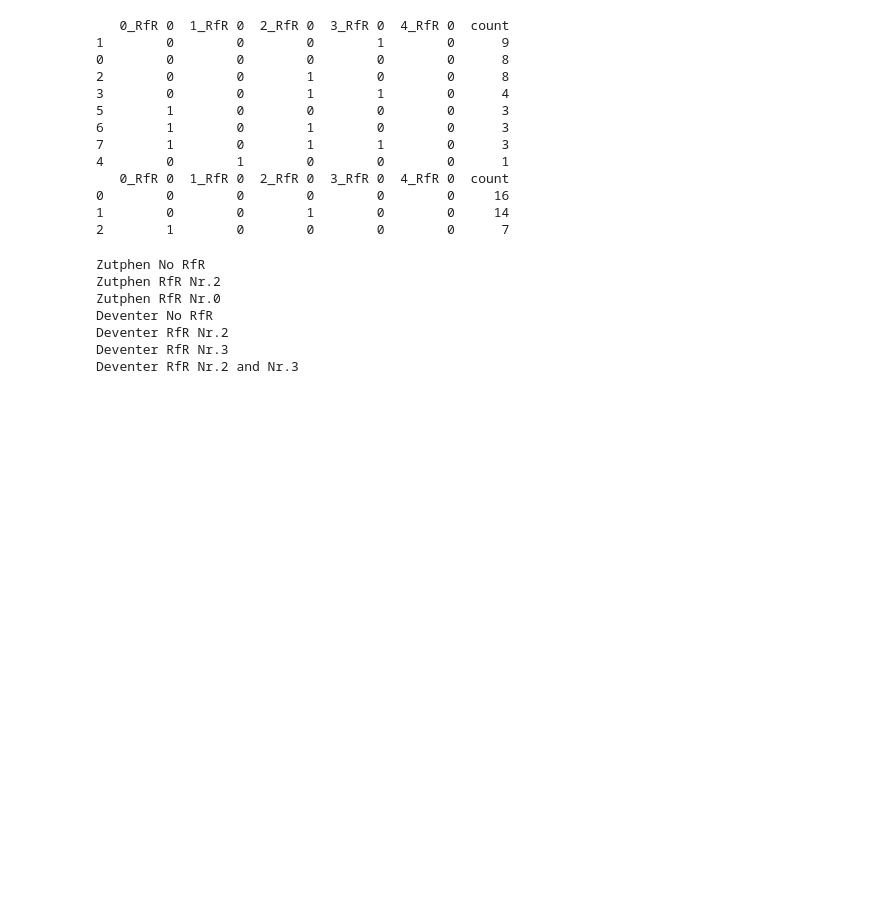
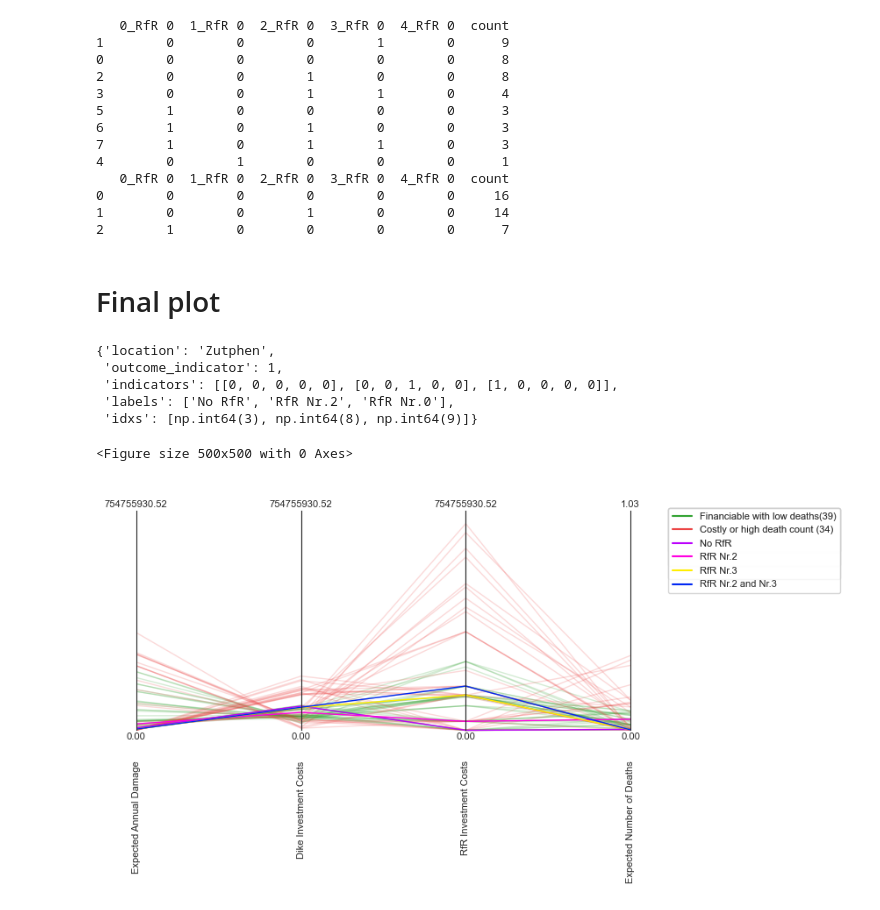
Before and after one commit to peacefulBBQ/epa141A-model, a Jupyter notebook: final assignment/01_directed_search/03_directed_search_visualization.ipynb, the cells around one changed output. Drawn from its saved outputs; the diff is of its cells as text; code cells hidden in the pictures; blank space fills up the shorter version.

```diff
--- a/final assignment/01_directed_search/03_directed_search_visualization.ipynb
+++ b/final assignment/01_directed_search/03_directed_search_visualization.ipynb
@@ -283,18 +292,23 @@ zutphen_rfr_scnenario_indicators = [
 run_config1 = {"location": "Zutphen",
  "outcome_indicator": 1,
  "indicators": zutphen_rfr_scnenario_indicators,
- "labels": ["No RfR", "RfR Nr.2", "RfR Nr.0"]}
+ "labels": ["No RfR", "RfR Nr.2", "RfR Nr.0"],
+# indices for visualization of picked policies
+ "idxs": []}
 
 run_config2 = {"location": "Deventer",
  "outcome_indicator": 0,
  "indicators": deventer_rfr_scenario_indicators,
- "labels": ["No RfR", "RfR Nr.2", "RfR Nr.3", "RfR Nr.2 and Nr.3"]}
+ "labels": ["No RfR", "RfR Nr.2", "RfR Nr.3", "RfR Nr.2 and Nr.3"],
+# indices for visualization of picked policies
+ "idxs": []}
 
 
 configs = [run_config1, run_config2]
 rfr_cols = [f"{x}_RfR 0" for x in range(5)]
 
 for config in configs:
+
     selected_outcome = viable_outcomes[config["outcome_indicator"]]
     selected_df = dfs[config["outcome_indicator"]]
     for idx, scenario in enumerate(config["indicators"]):
@@ -303,16 +317,44 @@ for config in configs:
         mask = (selected_outcome[rfr_cols] == scenario).all(axis=1)
 
         # Get the first match
-        print(config["location"], config["labels"][idx])
-        df
+        # print(config["location"], config["labels"][idx])
+        # df
         first_match = selected_outcome[mask].iloc[0]
+        first_match_idx = selected_outcome[mask].index[0]
+
+
         first_match \
         .to_csv(f"./saved_runs/scenarios_for_robustness/{config['location']}_{config['labels'][idx]}.csv")
+        config["idxs"].append(first_match_idx)
-# %% [output]
-Zutphen No RfR
-Zutphen RfR Nr.2
-Zutphen RfR Nr.0
-Deventer No RfR
-Deventer RfR Nr.2
-Deventer RfR Nr.3
-Deventer RfR Nr.2 and Nr.3
+# %% [markdown]
+# Final plot
+# %%
+run_config1
+# %% [output]
+{'location': 'Zutphen',
+ 'outcome_indicator': 1,
+ 'indicators': [[0, 0, 0, 0, 0], [0, 0, 1, 0, 0], [1, 0, 0, 0, 0]],
+ 'labels': ['No RfR', 'RfR Nr.2', 'RfR Nr.0'],
+ 'idxs': [np.int64(3), np.int64(8), np.int64(9)]}
+# %%
+def get_complete_plot(run_config, df):
+    colors = ["#ba00fd", "#ff00e1", "#ffee00", "#0028f3", "#00fff7"]
+
+    limit_df = pd.concat([dfs[0], dfs[1]], ignore_index=True)
+    axes = combined_viz(df, indicators,
+                        [death_labels, cost_labels, cost_labels],
+                        limit_df=limit_df)
+    cnt = 0
+    for label, idx in list(zip(run_config["labels"], run_config["idxs"])):
+
+        # color = label_colors.get("Not viable", "#cccccc")
+        axes.plot(df.iloc[idx],color=colors[cnt], lw=1, alpha=1, label=label)
+
+        axes.legend()
+        cnt += 1
+        # axes.plo
+
+get_complete_plot(run_config2, dfs[0])
+# %% [output]
+<Figure size 500x500 with 0 Axes>
+[figure, added]
```
Also changed, not shown: parts of 4 cells of this notebook, 8 other files.
